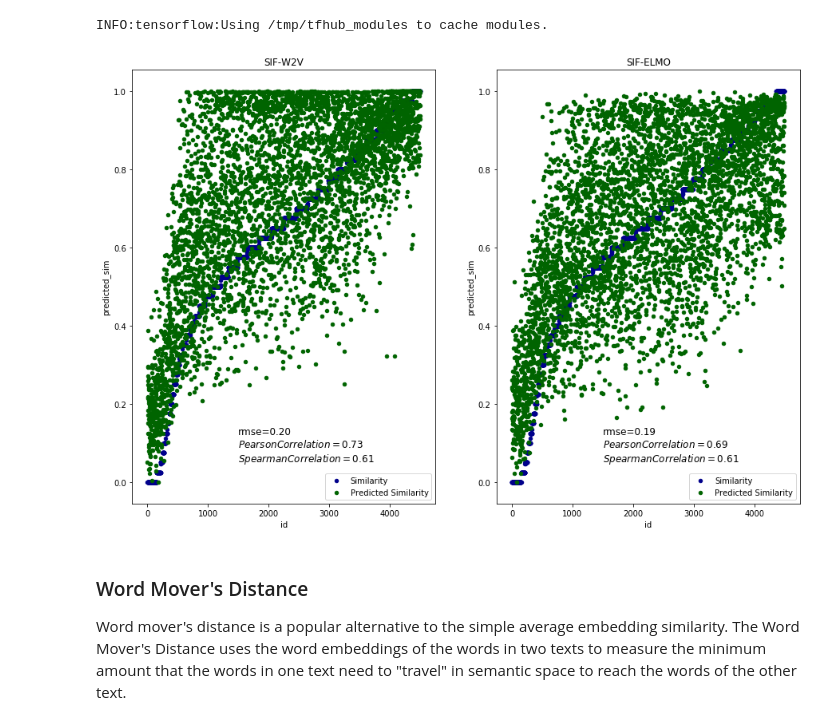
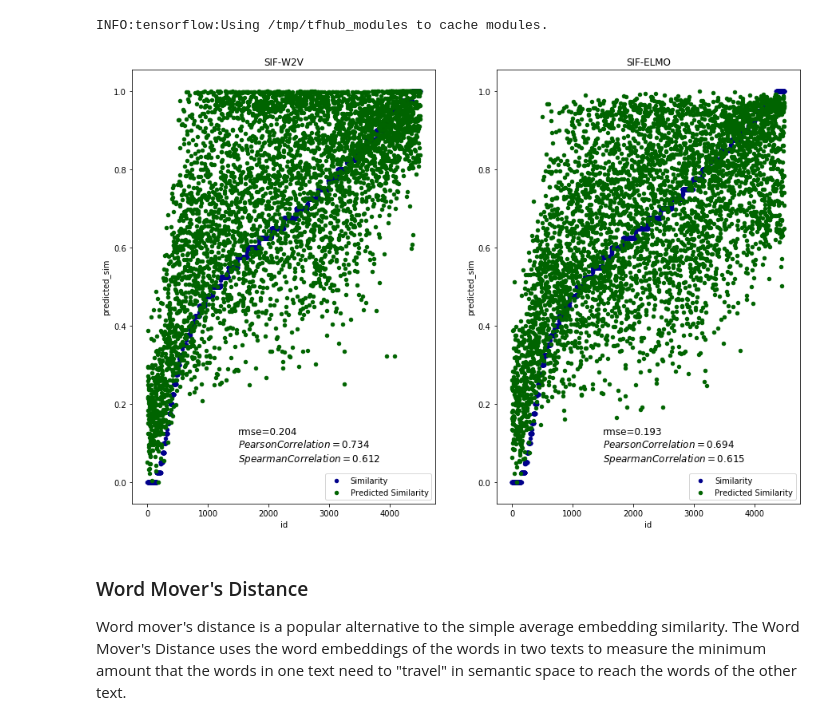
Before and after one commit to TharinduDR/Simple-Sentence-Similarity, a Jupyter notebook: Sentence Similarity - Context Vectors.ipynb, the cells around one changed output. Cells and saved outputs as stored; diff of their text form; code cells hidden in the pictures.

```diff
--- a/Sentence Similarity - Context Vectors.ipynb
+++ b/Sentence Similarity - Context Vectors.ipynb
@@ -122,7 +122,7 @@ for i in range(0, 8):
     pearson_correlation = scipy.stats.pearsonr(sims, sick_train['sim'])[0]
     spearman_correlation = scipy.stats.spearmanr(sims, sick_train['sim'])[0]
     rmse = sqrt(mean_squared_error(sims, sick_train['sim']))
-    textstr = 'rmse=%.2f\n$Pearson Correlation=%.2f$\n$Spearman Correlation=%.2f$'%(rmse, pearson_correlation, spearman_correlation)
+    textstr = 'RMSE=%.3f\n$Pearson Correlation=%.3f$\n$Spearman Correlation=%.3f$'%(rmse, pearson_correlation, spearman_correlation)
     sick_train['predicted_sim'] = pd.Series(sims).values
     sick_train = sick_train.sort_values('sim')
     id = list(range(0, len(sick_train.index)))
@@ -169,35 +169,35 @@ INFO:tensorflow:Using /tmp/tfhub_modules to cache modules.
 import scipy
 import matplotlib.pyplot as plt
 from preprocessing.normalize import normalize
 from utility.run_experiment import run_experiment
 import pandas as pd
 from sklearn.metrics import mean_squared_error
 from math import sqrt
 
 fig, axes = plt.subplots(nrows=1, ncols=2, figsize=(15,10))
 row = 0
 column = 0
 sick_train = normalize(sick_train, ["sim"])
 for i in range(0, 2):
     sims, topic = run_experiment(sick_train, benchmarks[i])
     sick_train['predicted_sim'] = pd.Series(sims).values
     sick_train = normalize(sick_train, ["predicted_sim"])
     pearson_correlation = scipy.stats.pearsonr(sims, sick_train['sim'])[0]
     spearman_correlation = scipy.stats.spearmanr(sims, sick_train['sim'])[0]
     rmse = sqrt(mean_squared_error(sick_train['predicted_sim'], sick_train['sim']))
-    textstr = 'rmse=%.2f\n$Pearson Correlation=%.2f$\n$Spearman Correlation=%.2f$'%(rmse, pearson_correlation, spearman_correlation)
+    textstr = 'rmse=%.3f\n$Pearson Correlation=%.3f$\n$Spearman Correlation=%.3f$'%(rmse, pearson_correlation, spearman_correlation)
     sick_train = sick_train.sort_values('sim')
     id = list(range(0, len(sick_train.index)))
     sick_train['id'] = pd.Series(id).values
 
     if(i < 2):
         column = i
 
     sick_train.plot(kind='scatter', x='id', y='sim',color='DarkBlue', label='Similarity', title = topic, ax=axes[column]);
     sick_train.plot(kind='scatter', x='id', y='predicted_sim', color='DarkGreen', label='Predicted Similarity', ax=axes[column]);
     axes[column].text(1500, 0.05, textstr, fontsize=12)
 # %% [output]
-[figure, old version]
+[figure, new version]
 # %% [markdown]
 ### Word Mover's Distance
 Word mover's distance is a popular alternative to the simple average embedding similarity. The Word Mover's Distance uses the word embeddings of the words in two texts to measure the minimum amount that the words in one text need to "travel" in semantic space to reach the words of the other text.
```
Also changed, not shown: parts of 1 cell of this notebook, 1 other file.
